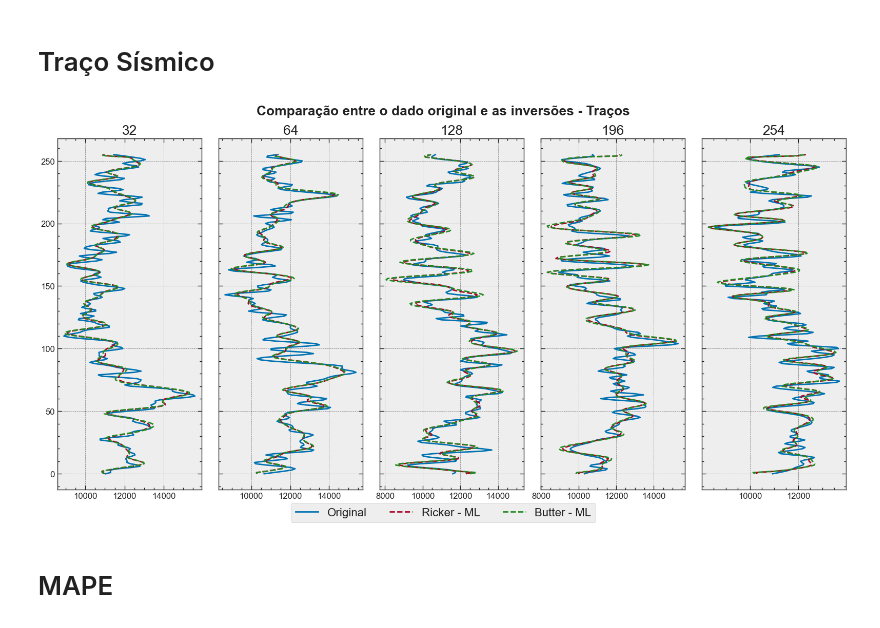
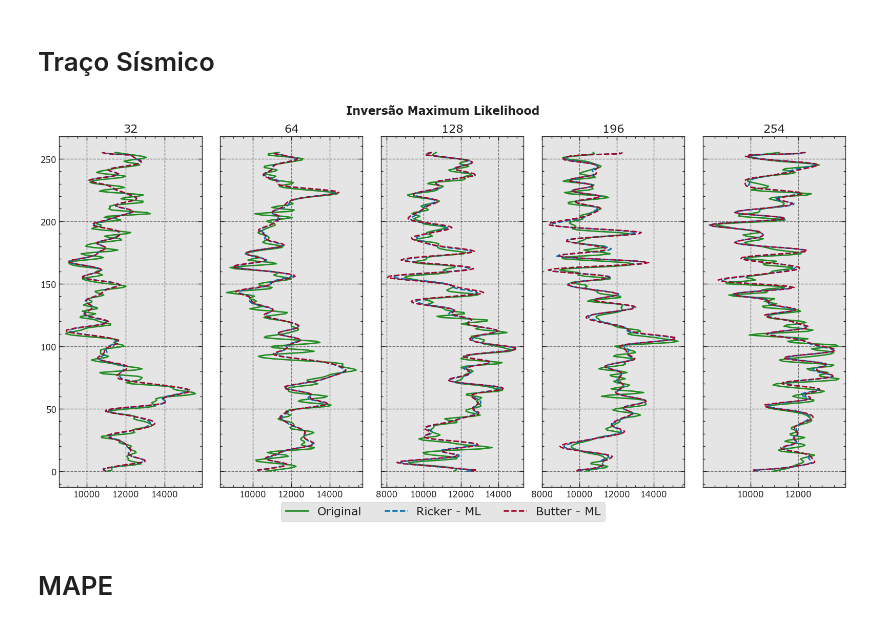
Before and after one commit to albano-a/tcc_methodology, a Jupyter notebook: stats.ipynb, the cells around one changed output. Drawn from its saved outputs; the diff is of its cells as text; code cells hidden in the pictures.

```diff
--- a/stats.ipynb
+++ b/stats.ipynb
@@ -12,8 +12,8 @@ from sklearn.metrics import mean_absolute_percentage_error as MAPE
 import matplotlib.lines as mlines
 
 warnings.filterwarnings("ignore")
-
-plt.style.use(["bmh", "science", "notebook", "grid"])
+# seaborn-v0_8-bright
+plt.style.use(["ggplot", "science", "grid", "notebook"])
 # Shades of blue
 PRIMARY = "#0072b2"
 PRIMARY_DARK = "#000080"
@@ -28,9 +28,10 @@ ALTERNATIVE = "#edb230"
 ALTERNATIVE_DARK = "#e77728"
 # Shades of black
 TEXT_COLOR = "#212121"
-plt.rc("font", family="Arial")
-FONT_SIZE = 19
+plt.rc("font", family="Verdana")
+FONT_SIZE = 16
 LABEL_SIZE = 12
+PARAM_SIZE = 14
 VMIN = 6000
 VMAX = 17000
 
@@ -45,6 +46,8 @@ plt.rcParams.update(
         "axes.edgecolor": TEXT_COLOR,
         "xtick.color": TEXT_COLOR,
         "ytick.color": TEXT_COLOR,
+        # "figure.facecolor": "white",
+        # "axes.facecolor": "white",
     }
 )
 # %%
@@ -69,27 +72,28 @@ nx, ny, nz = imp_30hz.shape
 # %%
 # 32, 64, 128, 196, 256
 traco = np.arange(0, 256, 1)
 SECTION = 128
 fig, axs = plt.subplots(1, 5, sharey=True, figsize=(16, 8))
 
-fig.suptitle("Comparação entre o dado original e as inversões - Traços", fontsize=FONT_SIZE, fontweight="bold", color=TEXT_COLOR)
+fig.suptitle("Inversão Maximum Likelihood", fontsize=FONT_SIZE, fontweight="bold", color=TEXT_COLOR)
 
 indices = [32, 64, 128, 196, 254]
 for i, ax in enumerate(axs):
-    ax.plot(imp_30hz[indices[i], SECTION, :].T, traco, label='Original', color=PRIMARY)
-    ax.plot(ricker_max_likelihood[indices[i], SECTION, :].T, traco, "--", label='Ricker - ML', color=SECONDARY)
-    ax.plot(butter_max_likelihood[indices[i], SECTION, :].T, traco, "--", label='Butter - ML', color=TERCIARY)
+    ax.plot(imp_30hz[indices[i], SECTION, :].T, traco,  label='Original', color=TERCIARY)
+    ax.plot(ricker_max_likelihood[indices[i], SECTION, :].T, traco,"--", label='Ricker - ML', color=PRIMARY)
+    ax.plot(butter_max_likelihood[indices[i], SECTION, :].T, traco,"--", label='Butter - ML', color=SECONDARY)
+    #ax.grid()
     ax.set_title(f'{indices[i]}')
 
 fig.tight_layout()
 
 # Adiciona uma única legenda para toda a figura
 handles, labels = axs[0].get_legend_handles_labels()
 fig.legend(handles, labels, loc='lower center', bbox_to_anchor=(0.5, -0.05), ncol=3)
 
 plt.show()
 # %% [output]
-[figure, old version]
+[figure, new version]
 # %% [markdown]
 # MAPE
 # %% [markdown]
```
Also changed, not shown: parts of 22 cells of this notebook, 6 other files.
